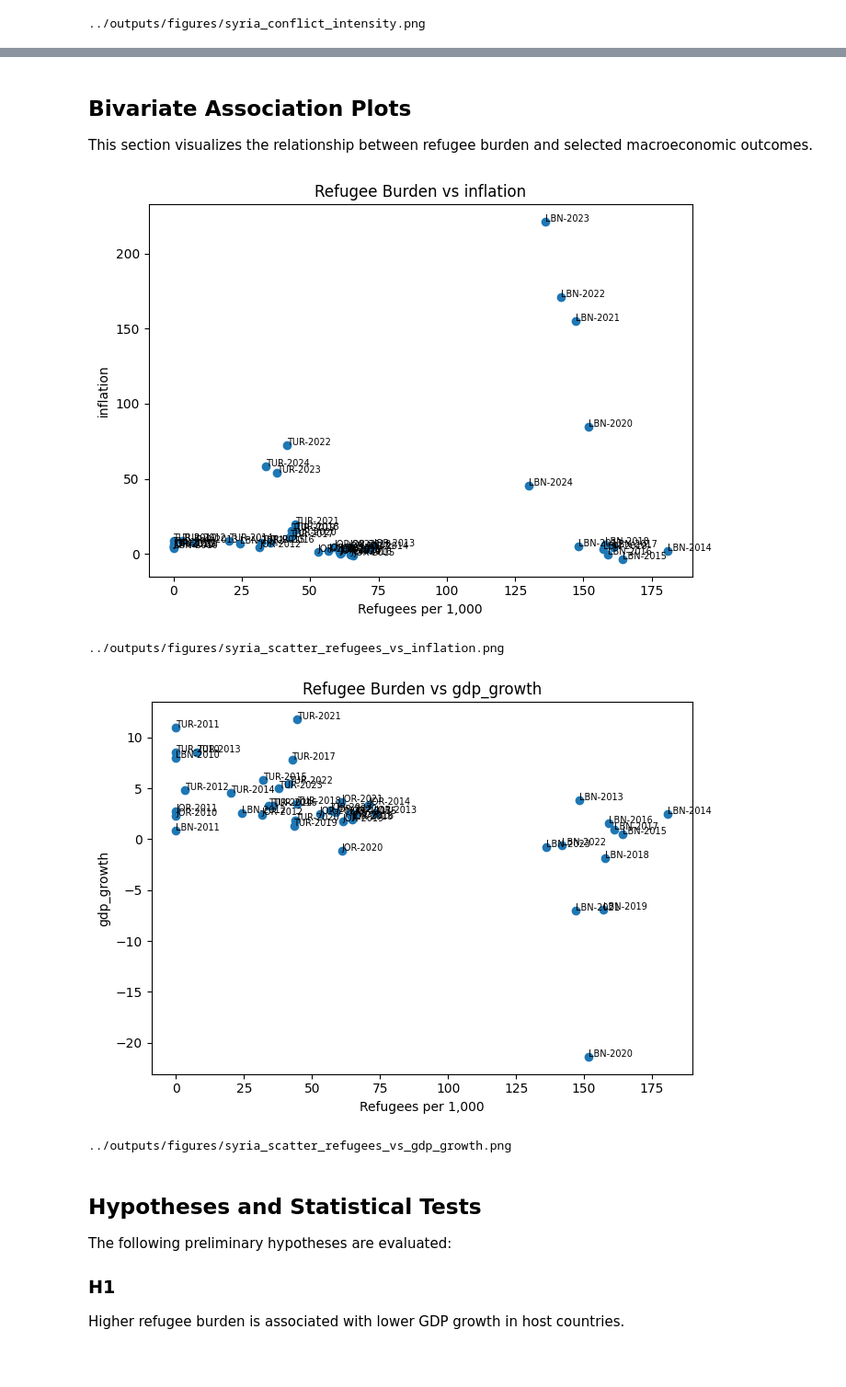
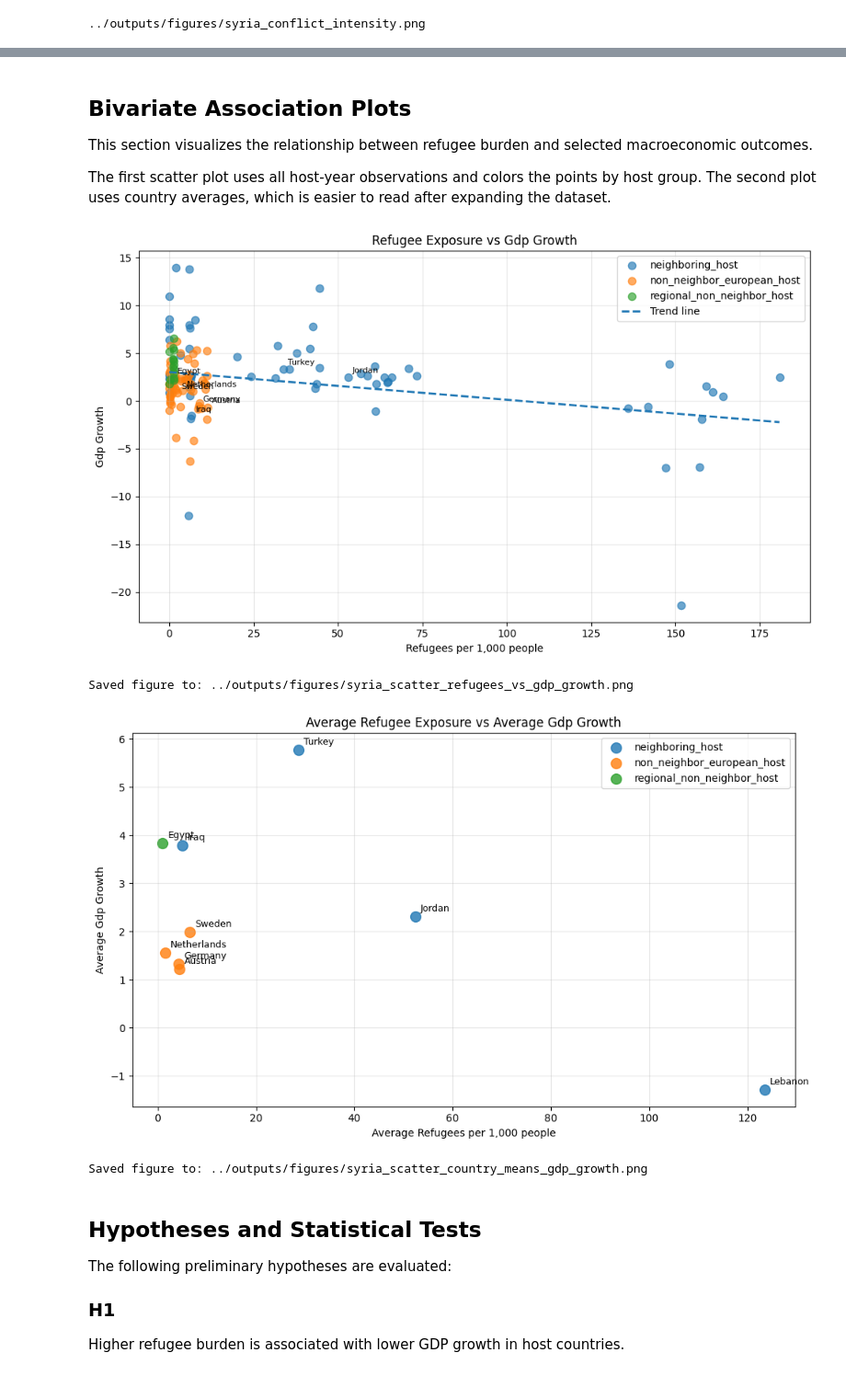
Before and after one commit to BarisOzerdem/DSA210-TermProject, a Jupyter notebook: notebooks/02_eda_hypothesis_tests.ipynb, the cells around one changed output, grey strips where cells are left out. Shown at 92% size. Drawn from its saved outputs; the diff is of its cells as text; code cells hidden in the pictures.

```diff
--- a/notebooks/02_eda_hypothesis_tests.ipynb
+++ b/notebooks/02_eda_hypothesis_tests.ipynb
@@ -273,14 +366,25 @@ def scatter_exposure_vs_outcome(data, outcome_col, out_name):
 ## Bivariate Association Plots
 
 This section visualizes the relationship between refugee burden and selected macroeconomic outcomes.
+
+The first scatter plot uses all host-year observations and colors the points by host group. The second plot uses country averages, which is easier to read after expanding the dataset.
 # %%
-scatter_exposure_vs_outcome(df, "inflation", "syria_scatter_refugees_vs_inflation.png")
-scatter_exposure_vs_outcome(df, "gdp_growth", "syria_scatter_refugees_vs_gdp_growth.png")
+scatter_exposure_vs_outcome(
+    df,
+    "gdp_growth",
+    "syria_scatter_refugees_vs_gdp_growth.png"
+)
+
+scatter_country_means(
+    df,
+    "gdp_growth",
+    "syria_scatter_country_means_gdp_growth.png"
+)
 # %% [output]
-[figure, old version]
+[figure, new version]
-../outputs/figures/syria_scatter_refugees_vs_inflation.png
+Saved figure to: ../outputs/figures/syria_scatter_refugees_vs_gdp_growth.png
-[figure, old version]
+[figure, new version]
-../outputs/figures/syria_scatter_refugees_vs_gdp_growth.png
+Saved figure to: ../outputs/figures/syria_scatter_country_means_gdp_growth.png
 # %% [markdown]
 ## Hypotheses and Statistical Tests
 
```
Also changed, not shown: parts of 12 cells of this notebook, 32 other files.
